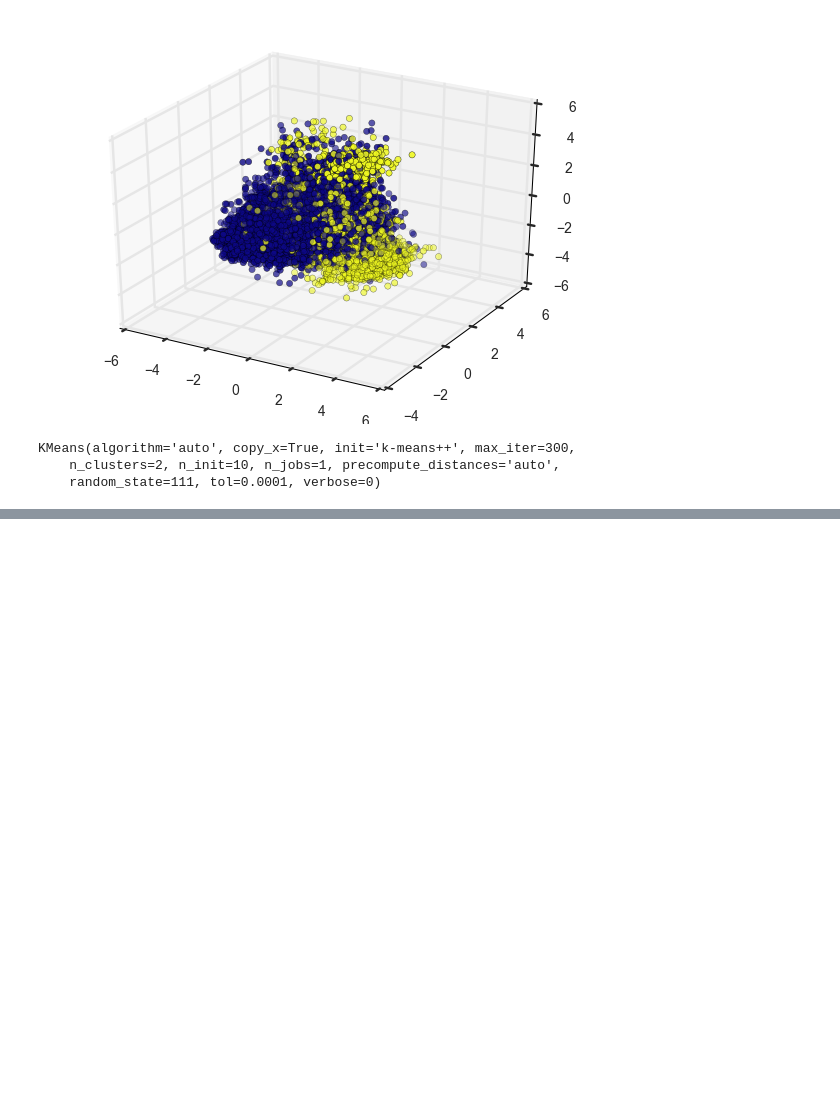
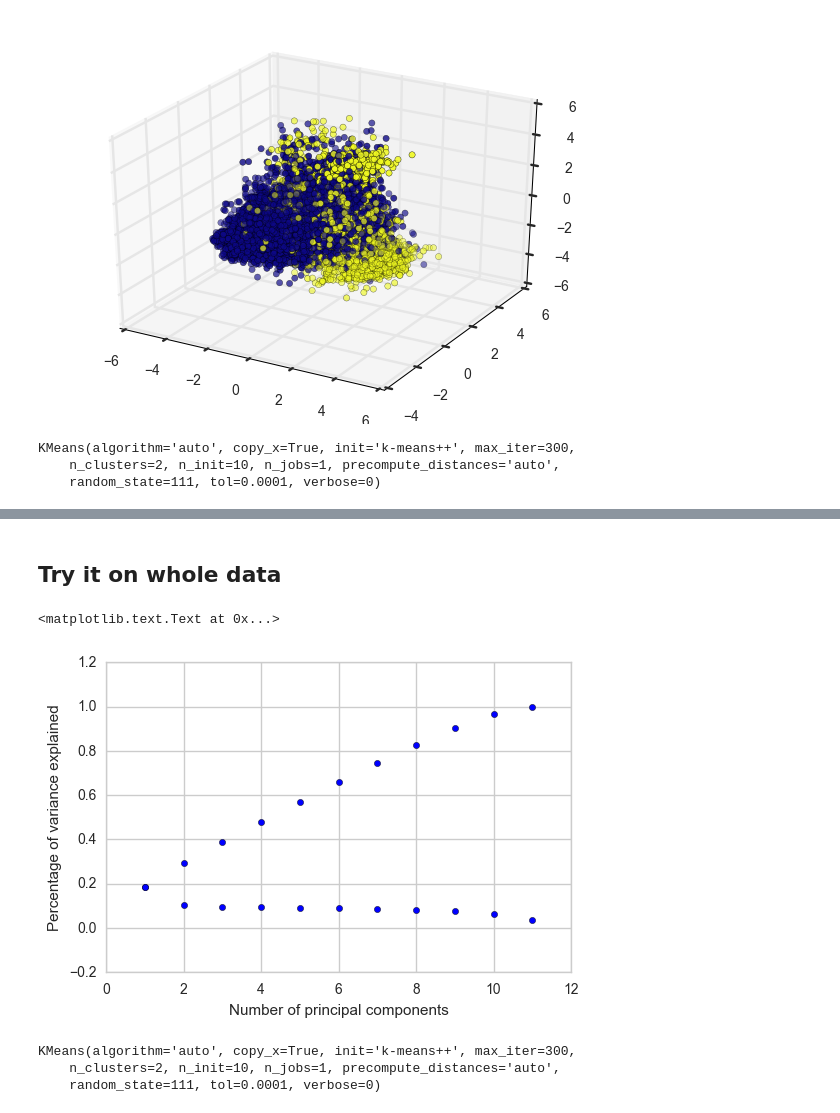
Before and after one commit to truzmeto/UnsupervisedLearning, a Jupyter notebook: k_meanes.ipynb, the cells around one changed output, grey strips where cells are left out. Drawn from its saved outputs; the diff is of its cells as text; code cells hidden in the pictures; blank space fills up the shorter version.

```diff
--- a/k_meanes.ipynb
+++ b/k_meanes.ipynb
@@ -156,0 +161,6 @@ avg / total       0.49      0.40      0.44     30162
+# %% [markdown]
+## Try it on whole data
+# %%
+pca_all = PCA(n_components=11)
+pca_all.fit(df_norm)
+pca_n = pca.transform(df_norm)
@@ -156,0 +169,16 @@ avg / total       0.49      0.40      0.44     30162
+# %%
+y = pca_all.explained_variance_ratio_
+x = np.arange(len(y)) + 1
+plt.scatter(x,y)
+plt.scatter(x,np.cumsum(y))
+plt.xlabel('Number of principal components')
+plt.ylabel('Percentage of variance explained')
+# %% [output]
+<matplotlib.text.Text at 0x...>
+[figure, added]
+# %%
+kmeans.fit(pca_n)
+# %% [output]
+KMeans(algorithm='auto', copy_x=True, init='k-means++', max_iter=300,
+    n_clusters=2, n_init=10, n_jobs=1, precompute_distances='auto',
+    random_state=111, tol=0.0001, verbose=0)
```
Also changed, not shown: parts of 6 cells of this notebook.
